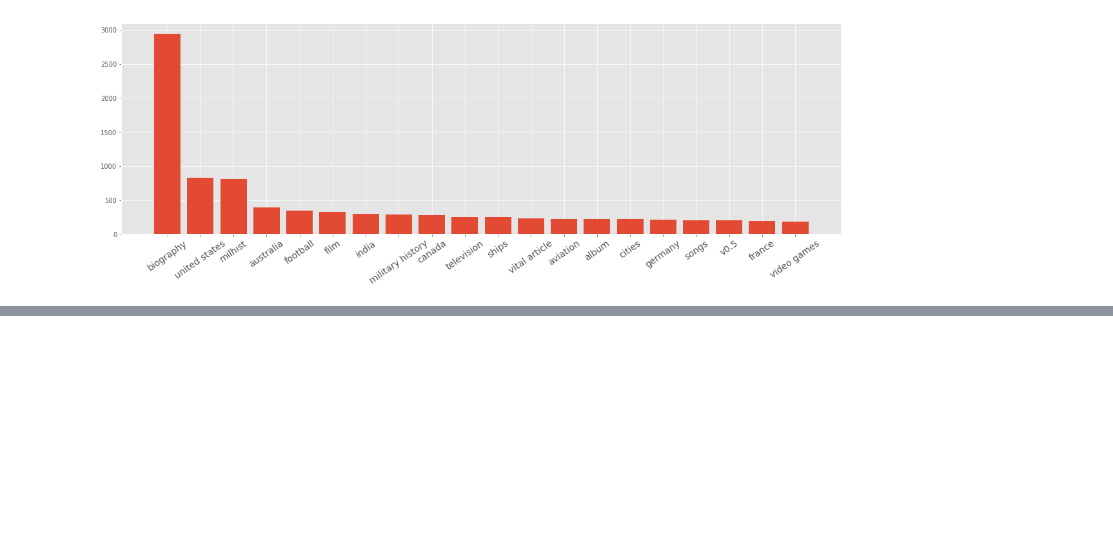
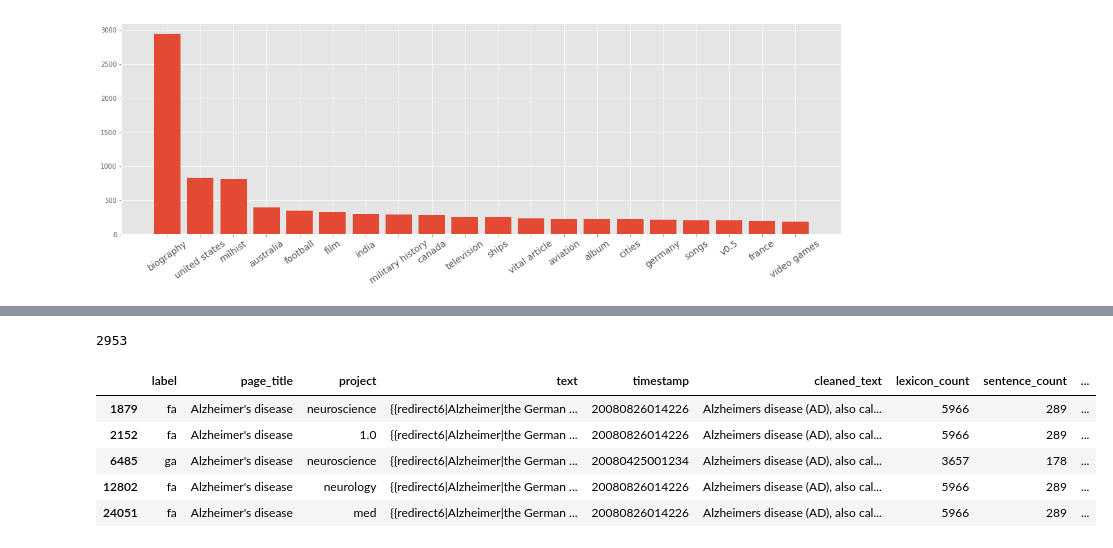
Before and after one commit to Beige-Coffee/Wikipedia-Knowledge-Graph, a Jupyter notebook: EDA/Training_Data_EDA.ipynb, the cells around one changed output, grey strips where cells are left out. Drawn from its saved outputs; the diff is of its cells as text; code cells hidden in the pictures; blank space fills up the shorter version.

```diff
--- a/EDA/Training_Data_EDA.ipynb
+++ b/EDA/Training_Data_EDA.ipynb
@@ -61,0 +187,13 @@ plt.show()
+# %%
+data.duplicated(subset='page_title').sum()
+# %% [output]
+2953
+# %%
+data[data['page_title'] == "Alzheimer's disease"]
+# %% [output]
+|  | label | page_title | project | text | timestamp | cleaned_text | lexicon_count | sentence_count | ... |
+| 1879 | fa | Alzheimer's disease | neuroscience | {{redirect6|Alzheimer|the German ... | 20080826014226 | Alzheimers disease (AD), also cal... | 5966 | 289 | ... |
+| 2152 | fa | Alzheimer's disease | 1.0 | {{redirect6|Alzheimer|the German ... | 20080826014226 | Alzheimers disease (AD), also cal... | 5966 | 289 | ... |
+| 6485 | ga | Alzheimer's disease | neuroscience | {{redirect6|Alzheimer|the German ... | 20080425001234 | Alzheimers disease (AD), also cal... | 3657 | 178 | ... |
+| 12802 | fa | Alzheimer's disease | neurology | {{redirect6|Alzheimer|the German ... | 20080826014226 | Alzheimers disease (AD), also cal... | 5966 | 289 | ... |
+| 24051 | fa | Alzheimer's disease | med | {{redirect6|Alzheimer|the German ... | 20080826014226 | Alzheimers disease (AD), also cal... | 5966 | 289 | ... |
```
Also changed, not shown: parts of 13 cells of this notebook.
